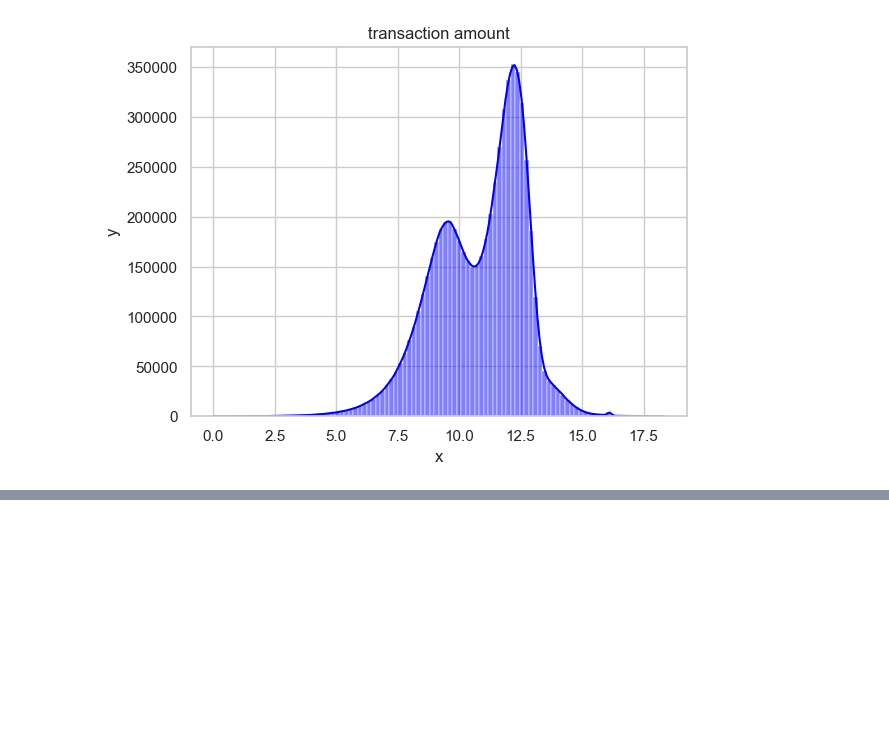
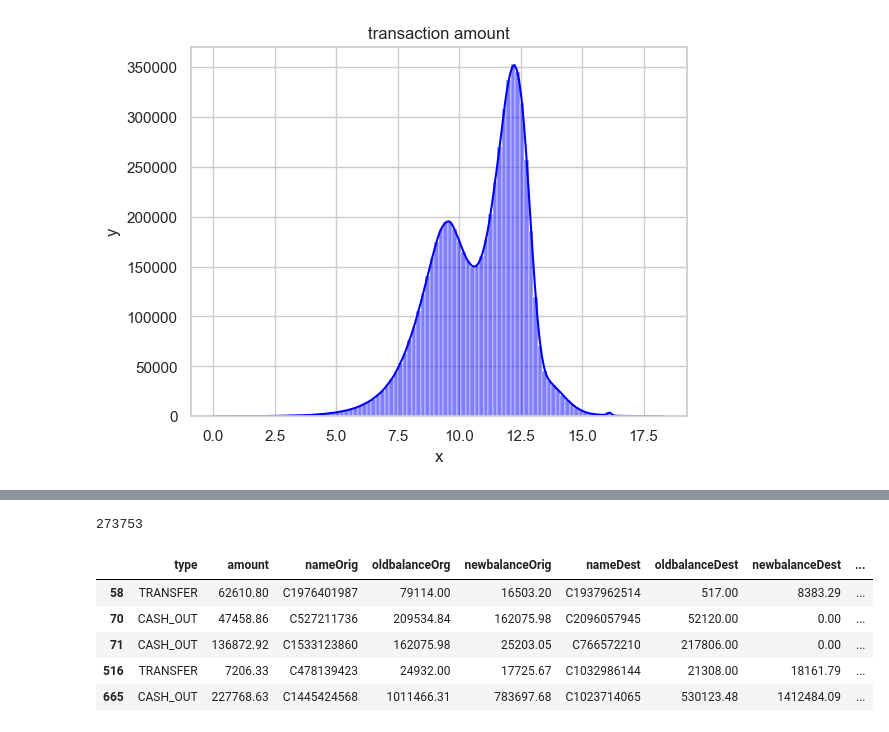
Before and after one commit to kaviarasan-creator/fraud_detection, a Jupyter notebook: k_module.ipynb, the cells around one changed output, grey strips where cells are left out. Cells and saved outputs as stored; diff of their text form; code cells hidden in the pictures; blank space fills up the shorter version.

```diff
--- a/k_module.ipynb
+++ b/k_module.ipynb
@@ -96,0 +162,19 @@ df["balanceDiffDest"]=df["oldbalanceDest"]-df["newbalanceDest"]
+# %%
+zero_after_transfer=df[
+    (df["oldbalanceOrg"]>0)&
+    (df["newbalanceOrig"]>0)&
+    (df["type"].isin(["TRANSFER","CASH_OUT"]))
+    ]
+# %%
+len(zero_after_transfer)
+# %% [output]
+273753
+# %%
+zero_after_transfer.head()
+# %% [output]
+|  | type | amount | nameOrig | oldbalanceOrg | newbalanceOrig | nameDest | oldbalanceDest | newbalanceDest | ... |
+| 58 | TRANSFER | 62610.80 | C1976401987 | 79114.00 | 16503.20 | C1937962514 | 517.00 | 8383.29 | ... |
+| 70 | CASH_OUT | 47458.86 | C527211736 | 209534.84 | 162075.98 | C2096057945 | 52120.00 | 0.00 | ... |
+| 71 | CASH_OUT | 136872.92 | C1533123860 | 162075.98 | 25203.05 | C766572210 | 217806.00 | 0.00 | ... |
+| 516 | TRANSFER | 7206.33 | C478139423 | 24932.00 | 17725.67 | C1032986144 | 21308.00 | 18161.79 | ... |
+| 665 | CASH_OUT | 227768.63 | C1445424568 | 1011466.31 | 783697.68 | C1023714065 | 530123.48 | 1412484.09 | ... |
```
Also changed, not shown: parts of 28 cells of this notebook.
